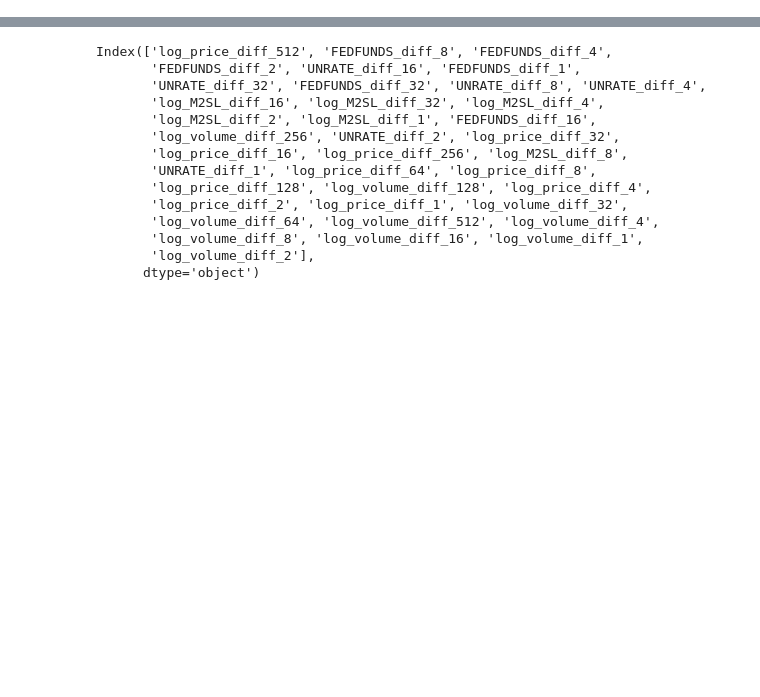
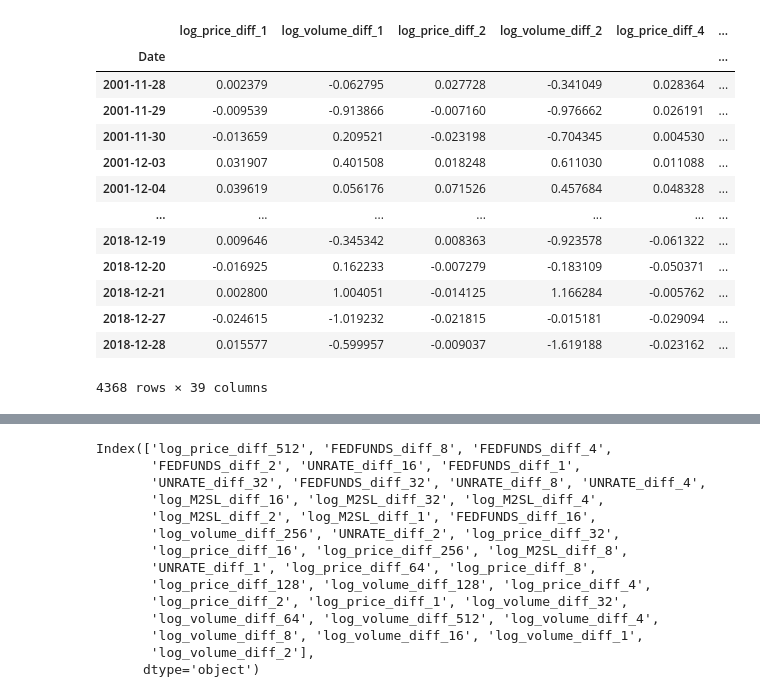
Before and after one commit to magiccpp/portfolio-2, a Jupyter notebook: notebooks/selectKBest.ipynb, the cells around one changed output, grey strips where cells are left out. Saved outputs shown, nothing was run; the diff lists cells and outputs as text; code cells hidden in the pictures; blank space fills up the shorter version.

```diff
--- a/notebooks/selectKBest.ipynb
+++ b/notebooks/selectKBest.ipynb
@@ -46,0 +62,37 @@ logger.info(f'Data loaded from {data_dir}...')
+# %%
+# load the gspc data
+df_gspc = pd.read_csv(f'{data_dir}/df_train_pred_rf_gspc.csv', index_col='Date', parse_dates=True)
+df_gspc.columns = ['predicted_gspc']
+df_train_X_stock = df_train_X_all[0]
+
+# Get the later of the two start dates
+
+df_combined = df_train_X_stock.join(df_gspc, how='left')
+
+start_date = max(df_train_X_stock.index.min(), df_gspc.index.min())
+
+# Cut the combined dataframe to start from the later start date
+df_combined = df_combined.loc[start_date:]
+
+# Forward fill missing values in the 'predicted_gspc' column
+df_combined['predicted_gspc'] = df_combined['predicted_gspc'].ffill()
+
+# If there are still any NaN values at the beginning, you might want to back fill them
+df_combined['predicted_gspc'] = df_combined['predicted_gspc'].bfill()
+
+df_combined
+# %% [output]
+|  | log_price_diff_1 | log_volume_diff_1 | log_price_diff_2 | log_volume_diff_2 | log_price_diff_4 | ... |
+| Date |  |  |  |  |  | ... |
+| 2001-11-28 | 0.002379 | -0.062795 | 0.027728 | -0.341049 | 0.028364 | ... |
+| 2001-11-29 | -0.009539 | -0.913866 | -0.007160 | -0.976662 | 0.026191 | ... |
+| 2001-11-30 | -0.013659 | 0.209521 | -0.023198 | -0.704345 | 0.004530 | ... |
+| 2001-12-03 | 0.031907 | 0.401508 | 0.018248 | 0.611030 | 0.011088 | ... |
+| 2001-12-04 | 0.039619 | 0.056176 | 0.071526 | 0.457684 | 0.048328 | ... |
+| ... | ... | ... | ... | ... | ... | ... |
+| 2018-12-19 | 0.009646 | -0.345342 | 0.008363 | -0.923578 | -0.061322 | ... |
+| 2018-12-20 | -0.016925 | 0.162233 | -0.007279 | -0.183109 | -0.050371 | ... |
+| 2018-12-21 | 0.002800 | 1.004051 | -0.014125 | 1.166284 | -0.005762 | ... |
+| 2018-12-27 | -0.024615 | -1.019232 | -0.021815 | -0.015181 | -0.029094 | ... |
+| 2018-12-28 | 0.015577 | -0.599957 | -0.009037 | -1.619188 | -0.023162 | ... |
+4368 rows × 39 columns
```
Also changed, not shown: parts of 16 cells of this notebook, 10 other files.
